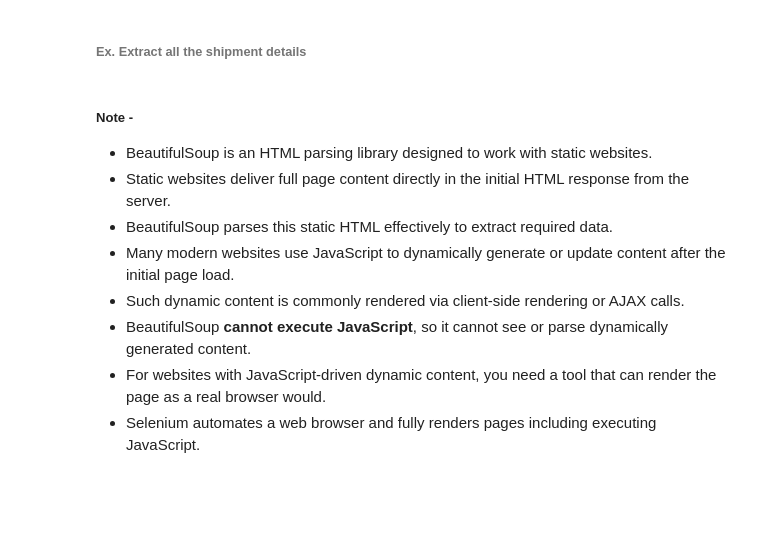
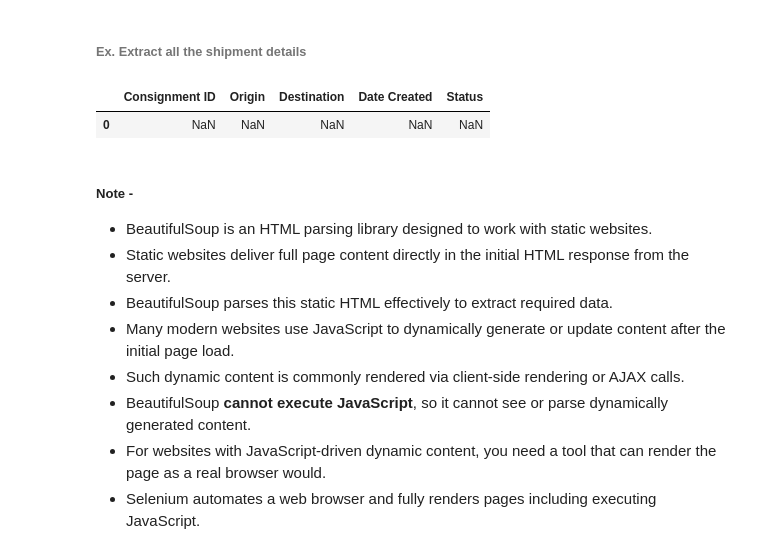
Before and after one commit to knowledge-corner/Cummins_Material, a Jupyter notebook: Classwork/Module 3 - Web Scraping Essentials.ipynb, the cells around one changed output. Cells and saved outputs as stored; diff of their text form; code cells hidden in the pictures; blank space fills up the shorter version.

```diff
--- a/Classwork/Module 3 - Web Scraping Essentials.ipynb
+++ b/Classwork/Module 3 - Web Scraping Essentials.ipynb
@@ -624,5 +858,21 @@ BASE_URL = r"https://shipment-tracker-ehfh.onrender.com"
 # %% [markdown]
 ###### Ex. Extract all the shipment details
+# %%
+from bs4 import BeautifulSoup
+import requests
+
+response = requests.get(BASE_URL)
+
+obj = BeautifulSoup(response.text, "html")
+
+obj.prettify()
+
+html_table = obj.find("table")
+df = pd.read_html(str(html_table))[0]
+df
+# %% [output]
+|  | Consignment ID | Origin | Destination | Date Created | Status |
+| 0 | NaN | NaN | NaN | NaN | NaN |
 # %% [markdown]
 ##### Note -
 
```
Also changed, not shown: parts of 13 cells of this notebook, 9 other files.
